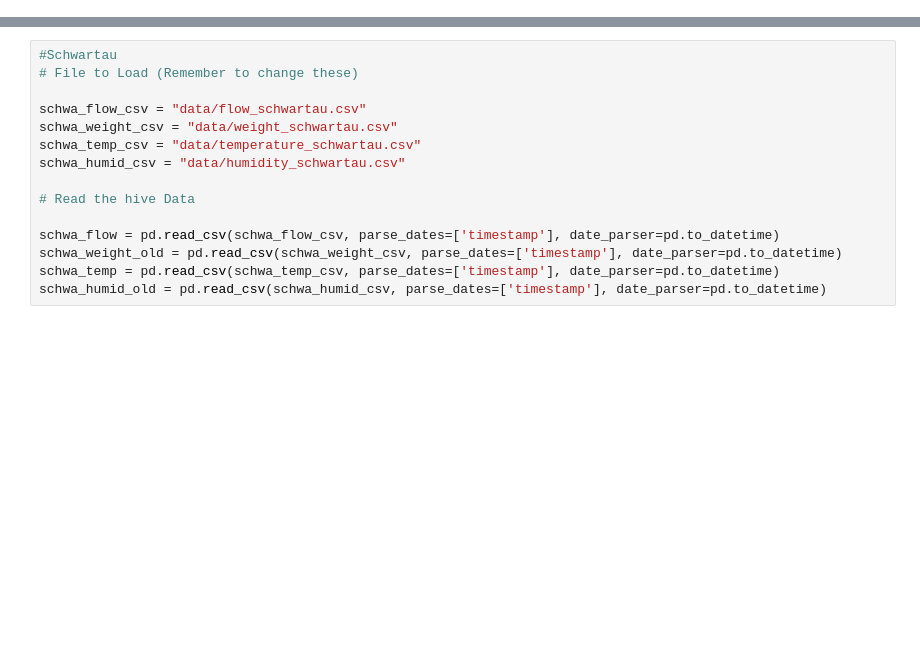
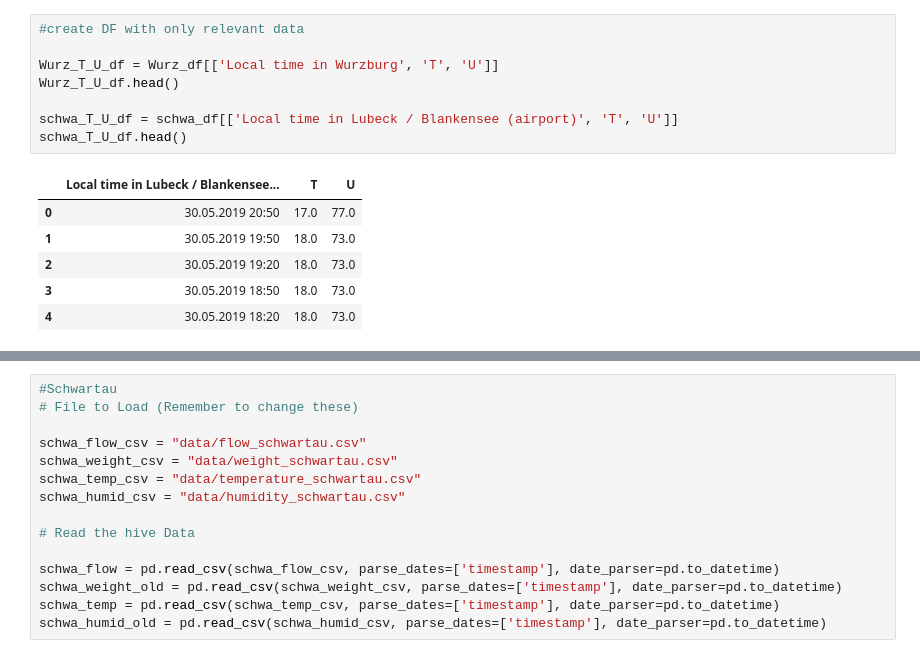
Before and after one commit to crescenzo77/Project_01, a Jupyter notebook: Demo/Bee_Hive_Demo.ipynb, the cells around one changed output, grey strips where cells are left out. Saved outputs shown, nothing was run; the diff lists cells and outputs as text; blank space fills up the shorter version.

```diff
--- a/Demo/Bee_Hive_Demo.ipynb
+++ b/Demo/Bee_Hive_Demo.ipynb
@@ -0,0 +35,15 @@
+# %%
+#create DF with only relevant data
+
+Wurz_T_U_df = Wurz_df[['Local time in Wurzburg', 'T', 'U']]
+Wurz_T_U_df.head()
+
+schwa_T_U_df = schwa_df[['Local time in Lubeck / Blankensee (airport)', 'T', 'U']]
+schwa_T_U_df.head()
+# %% [output]
+|  | Local time in Lubeck / Blankensee... | T | U |
+| 0 | 30.05.2019 20:50 | 17.0 | 77.0 |
+| 1 | 30.05.2019 19:50 | 18.0 | 73.0 |
+| 2 | 30.05.2019 19:20 | 18.0 | 73.0 |
+| 3 | 30.05.2019 18:50 | 18.0 | 73.0 |
+| 4 | 30.05.2019 18:20 | 18.0 | 73.0 |
```
Also changed, not shown: parts of 10 cells of this notebook, 8 other files.
